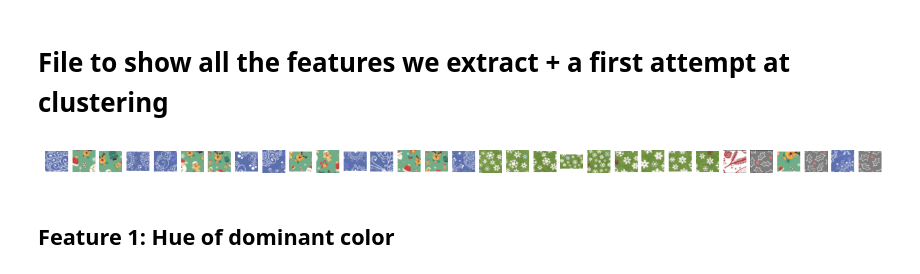
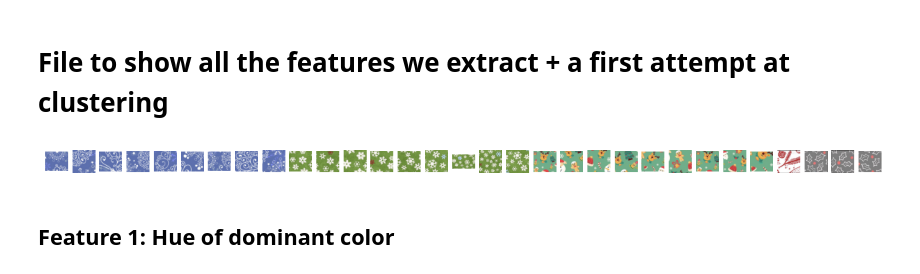
Before and after one commit to sirogosig/EE-451_code, a Jupyter notebook: project/feature_extraction_and_clustering.ipynb, the cells around one changed output. Saved outputs shown, nothing was run; the diff lists cells and outputs as text; code cells hidden in the pictures.

```diff
--- a/project/feature_extraction_and_clustering.ipynb
+++ b/project/feature_extraction_and_clustering.ipynb
@@ -10,19 +10,19 @@ import cv2 as cv
 import os
 # %%
 dirpath = './data_project/tempPieces/'
-imgpaths=list(filter(lambda path: (".png" in path), [dirpath+ path for path in os.listdir(dirpath)]))
+imgpaths=sorted(list(filter(lambda path: (".png" in path), [dirpath+ path for path in os.listdir(dirpath)])))
 
 images =[Image.open(path).convert('RGB') for path in imgpaths]
 
 fig, axes = plt.subplots(1, len(imgpaths), figsize=(15, 12))
 
 for i, img in enumerate(images):
     axes[i].imshow(img)
     axes[i].axis("off")
 
 plt.show()
 # %% [output]
-[figure, old version]
+[figure, new version]
 # %% [markdown]
 ## Feature 1: Hue of dominant color
 # %%
```
Also changed, not shown: parts of 5 cells of this notebook, 1 other file.
